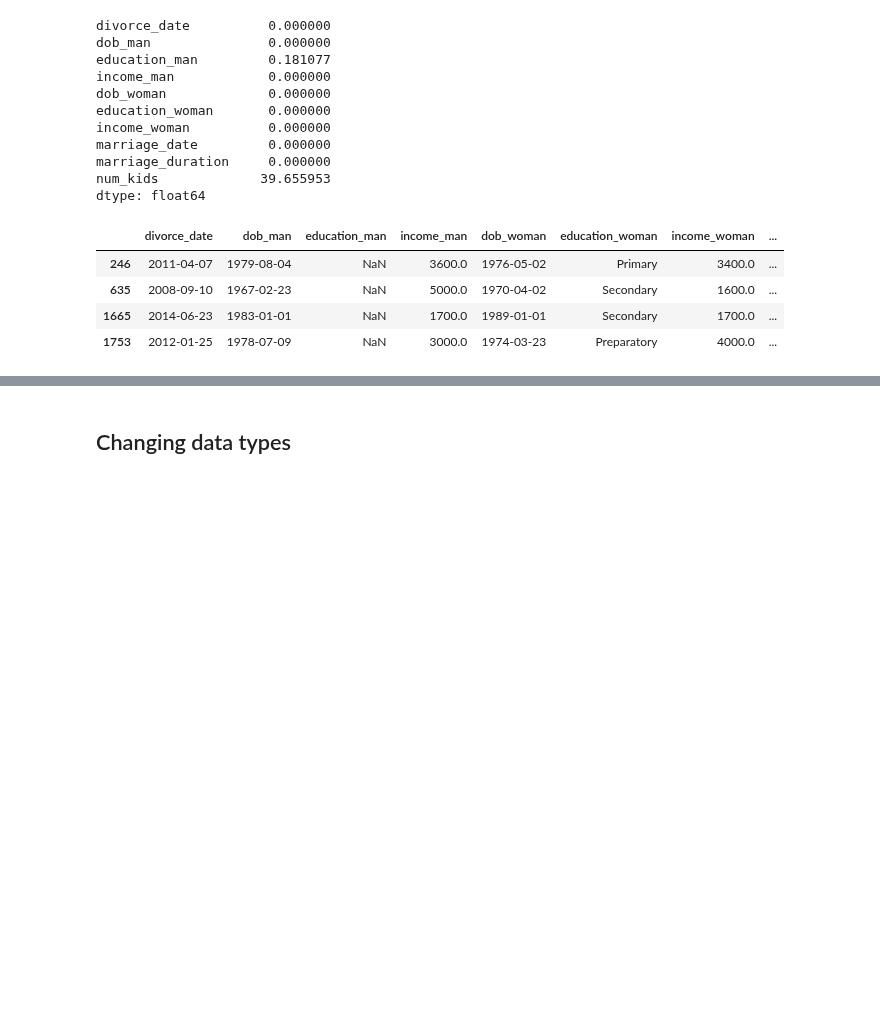
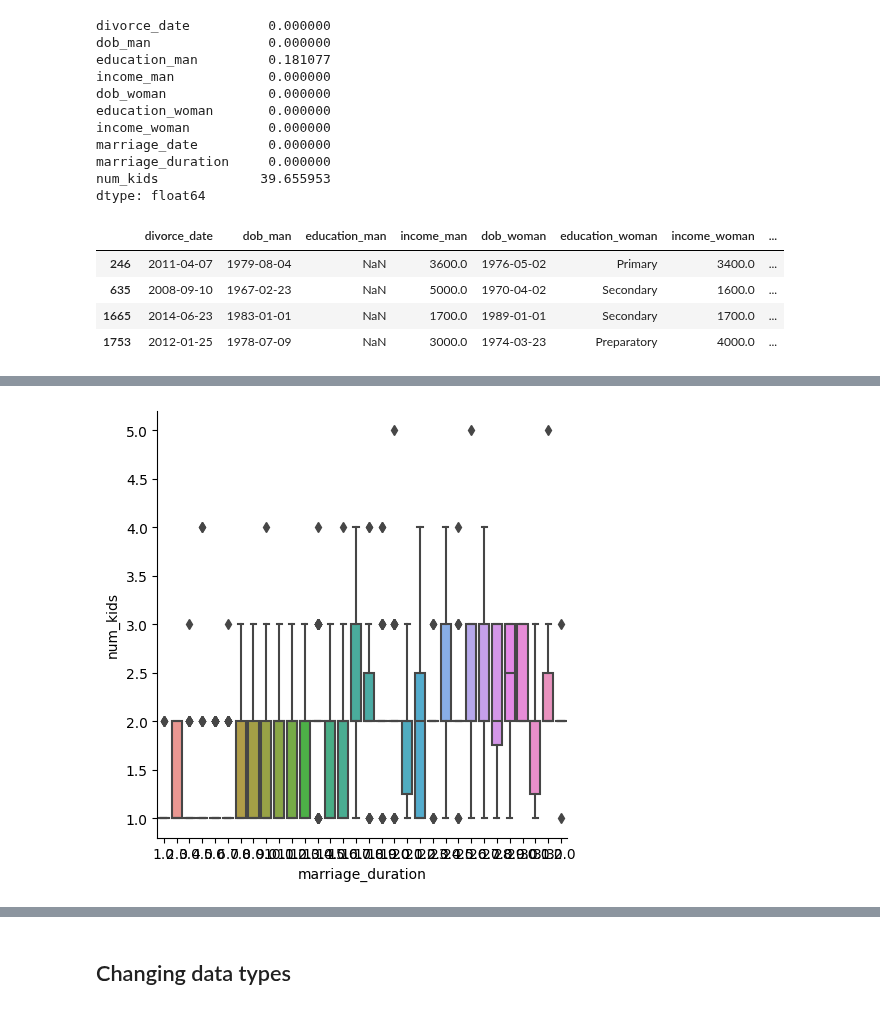
Before and after one commit to SyedaAnoosha/Data-Science-with-Python, a Jupyter notebook: Exploratory Data Analysis/EDA_noteboook3.ipynb, the cells around one changed output, grey strips where cells are left out. Cells and saved outputs as stored; diff of their text form; code cells hidden in the pictures; blank space fills up the shorter version.

Commit message:
cleaned data

```diff
--- a/Exploratory Data Analysis/EDA_noteboook3.ipynb
+++ b/Exploratory Data Analysis/EDA_noteboook3.ipynb
@@ -101,3 +112,8 @@ divorce.loc[divorce['education_man'].isna(),:]
 | 635 | 2008-09-10 | 1967-02-23 | NaN | 5000.0 | 1970-04-02 | Secondary | 1600.0 | ... |
 | 1665 | 2014-06-23 | 1983-01-01 | NaN | 1700.0 | 1989-01-01 | Secondary | 1700.0 | ... |
 | 1753 | 2012-01-25 | 1978-07-09 | NaN | 3000.0 | 1974-03-23 | Preparatory | 4000.0 | ... |
+# %%
+limit = len(divorce) * 0.05 # 5% check
+print(limit)
+cols_to_drop = divorce.columns[divorce.isna().sum() <= limit]
+print(cols_to_drop)
@@ -103,0 +126,2 @@ divorce.loc[divorce['education_man'].isna(),:]
+# %%
+divorce.dropna(subset=cols_to_drop, inplace=True)
@@ -103,0 +165,5 @@ divorce.loc[divorce['education_man'].isna(),:]
+# %%
+sns.catplot(data=divorce, x="marriage_duration", y="num_kids", kind="box")
+sns.despine()
+# %% [output]
+[figure, added]
```
Also changed, not shown: parts of 19 cells of this notebook.
